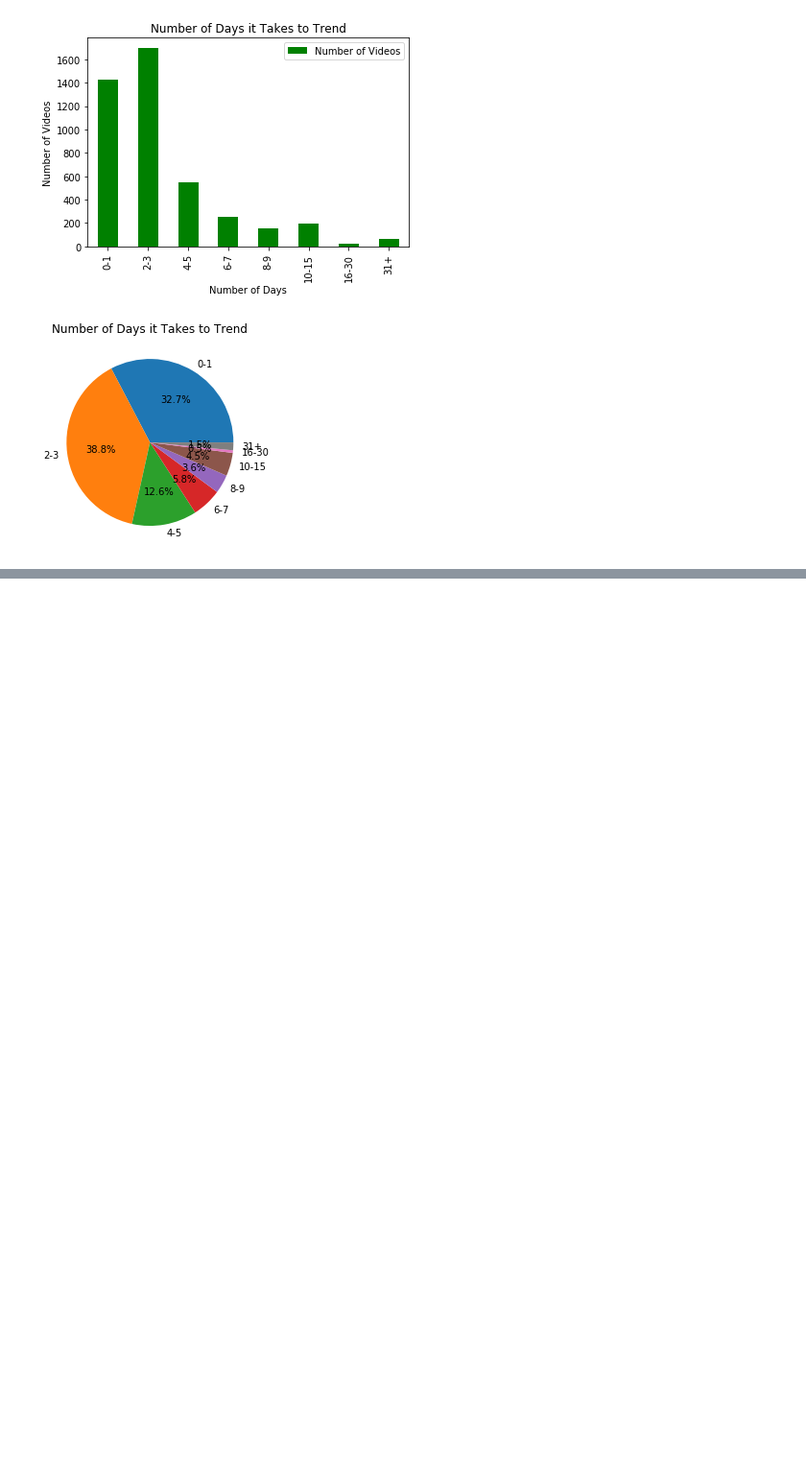
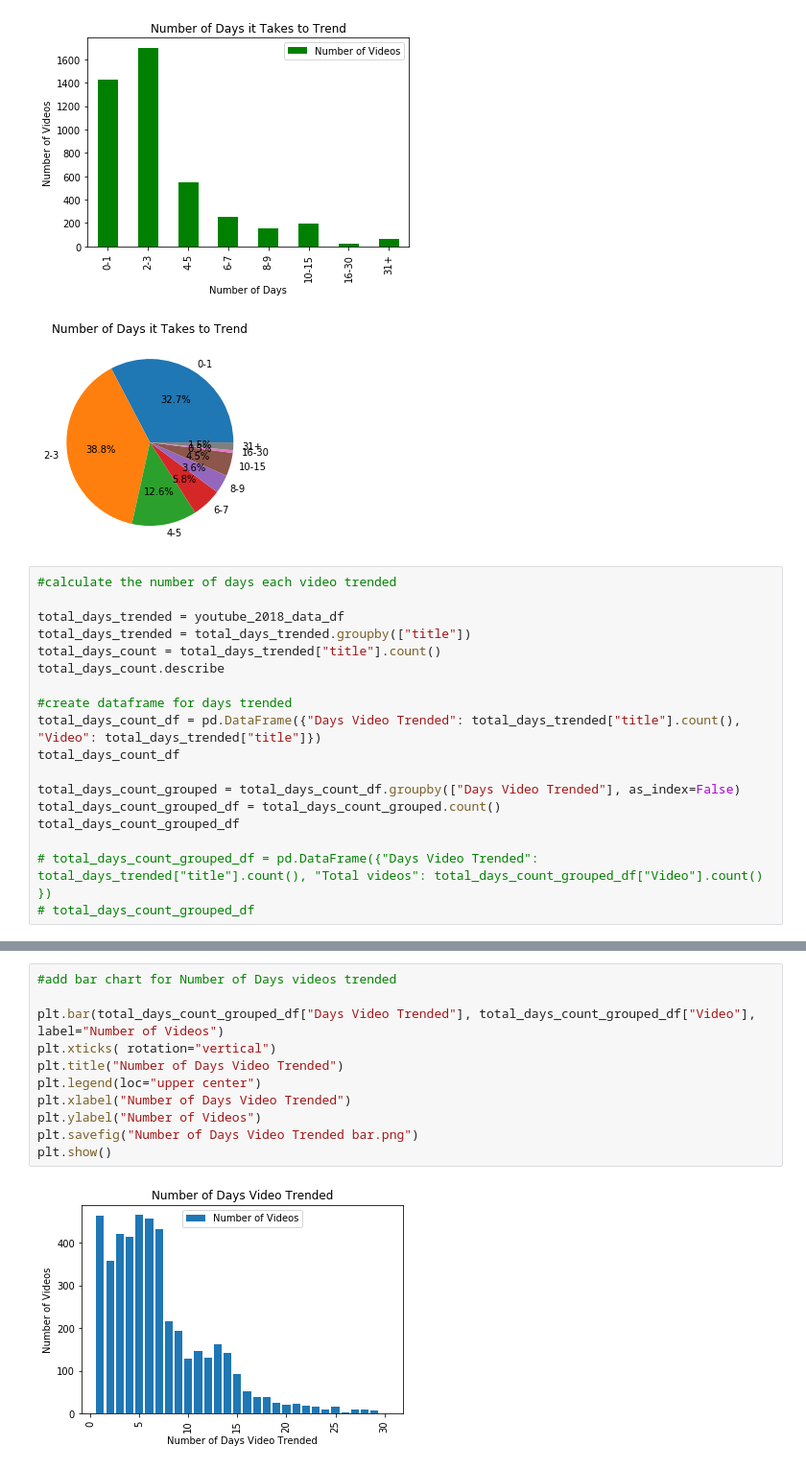
Before and after one commit to hannah8075/youtube-analysis, a Jupyter notebook: jeremy_0706/jeremy_days_to_trend.ipynb, the cells around one changed output, grey strips where cells are left out. Shown: that part at 96% size. Cells and saved outputs as stored; diff of their text form; blank space fills up the shorter version.

Commit message:
Add Number of Days Vidoes trended analysis and bar chart

```diff
--- a/jeremy_0706/jeremy_days_to_trend.ipynb
+++ b/jeremy_0706/jeremy_days_to_trend.ipynb
@@ -134,3 +134,21 @@ plt.show()
 # %% [output]
 [figure]
 [figure]
+# %%
+#calculate the number of days each video trended
+
+total_days_trended = youtube_2018_data_df
+total_days_trended = total_days_trended.groupby(["title"])
+total_days_count = total_days_trended["title"].count()
+total_days_count.describe
+
+#create dataframe for days trended
+total_days_count_df = pd.DataFrame({"Days Video Trended": total_days_trended["title"].count(), "Video": total_days_trended["title"]})
+total_days_count_df
+
+total_days_count_grouped = total_days_count_df.groupby(["Days Video Trended"], as_index=False)
+total_days_count_grouped_df = total_days_count_grouped.count()
+total_days_count_grouped_df
+
+# total_days_count_grouped_df = pd.DataFrame({"Days Video Trended": total_days_trended["title"].count(), "Total videos": total_days_count_grouped_df["Video"].count() })
+# total_days_count_grouped_df
@@ -136,0 +173,13 @@ plt.show()
+# %%
+#add bar chart for Number of Days videos trended
+
+plt.bar(total_days_count_grouped_df["Days Video Trended"], total_days_count_grouped_df["Video"], label="Number of Videos")
+plt.xticks( rotation="vertical")
+plt.title("Number of Days Video Trended")
+plt.legend(loc="upper center")
+plt.xlabel("Number of Days Video Trended")
+plt.ylabel("Number of Videos")
+plt.savefig("Number of Days Video Trended bar.png")
+plt.show()
+# %% [output]
+[figure, added]
```
Also changed, not shown: parts of 1 cell of this notebook, 1 other file.
